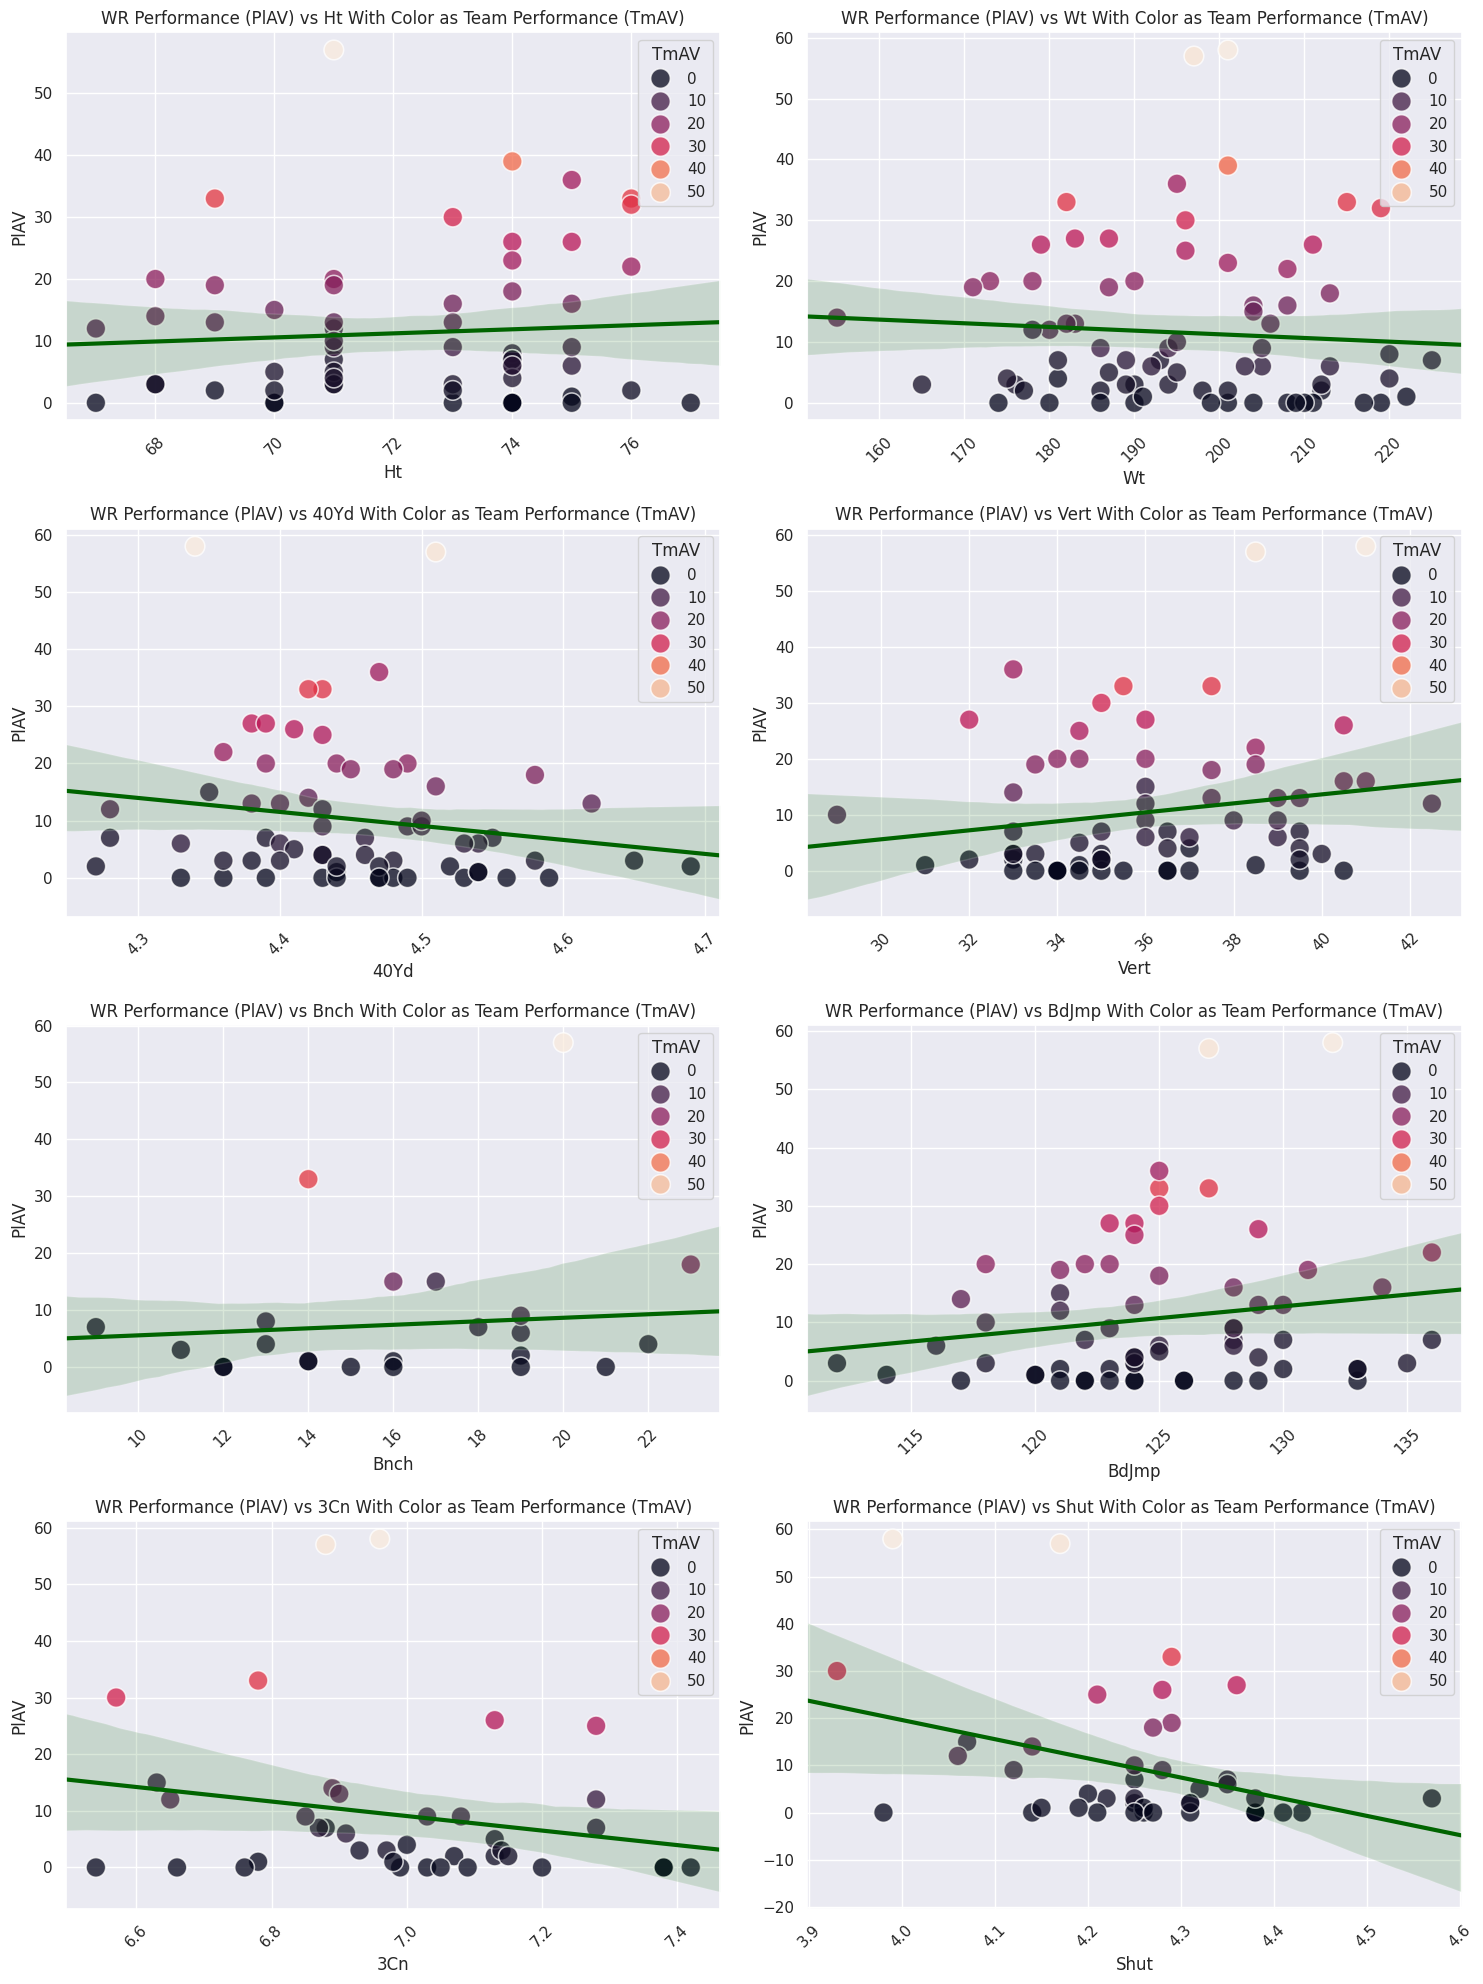
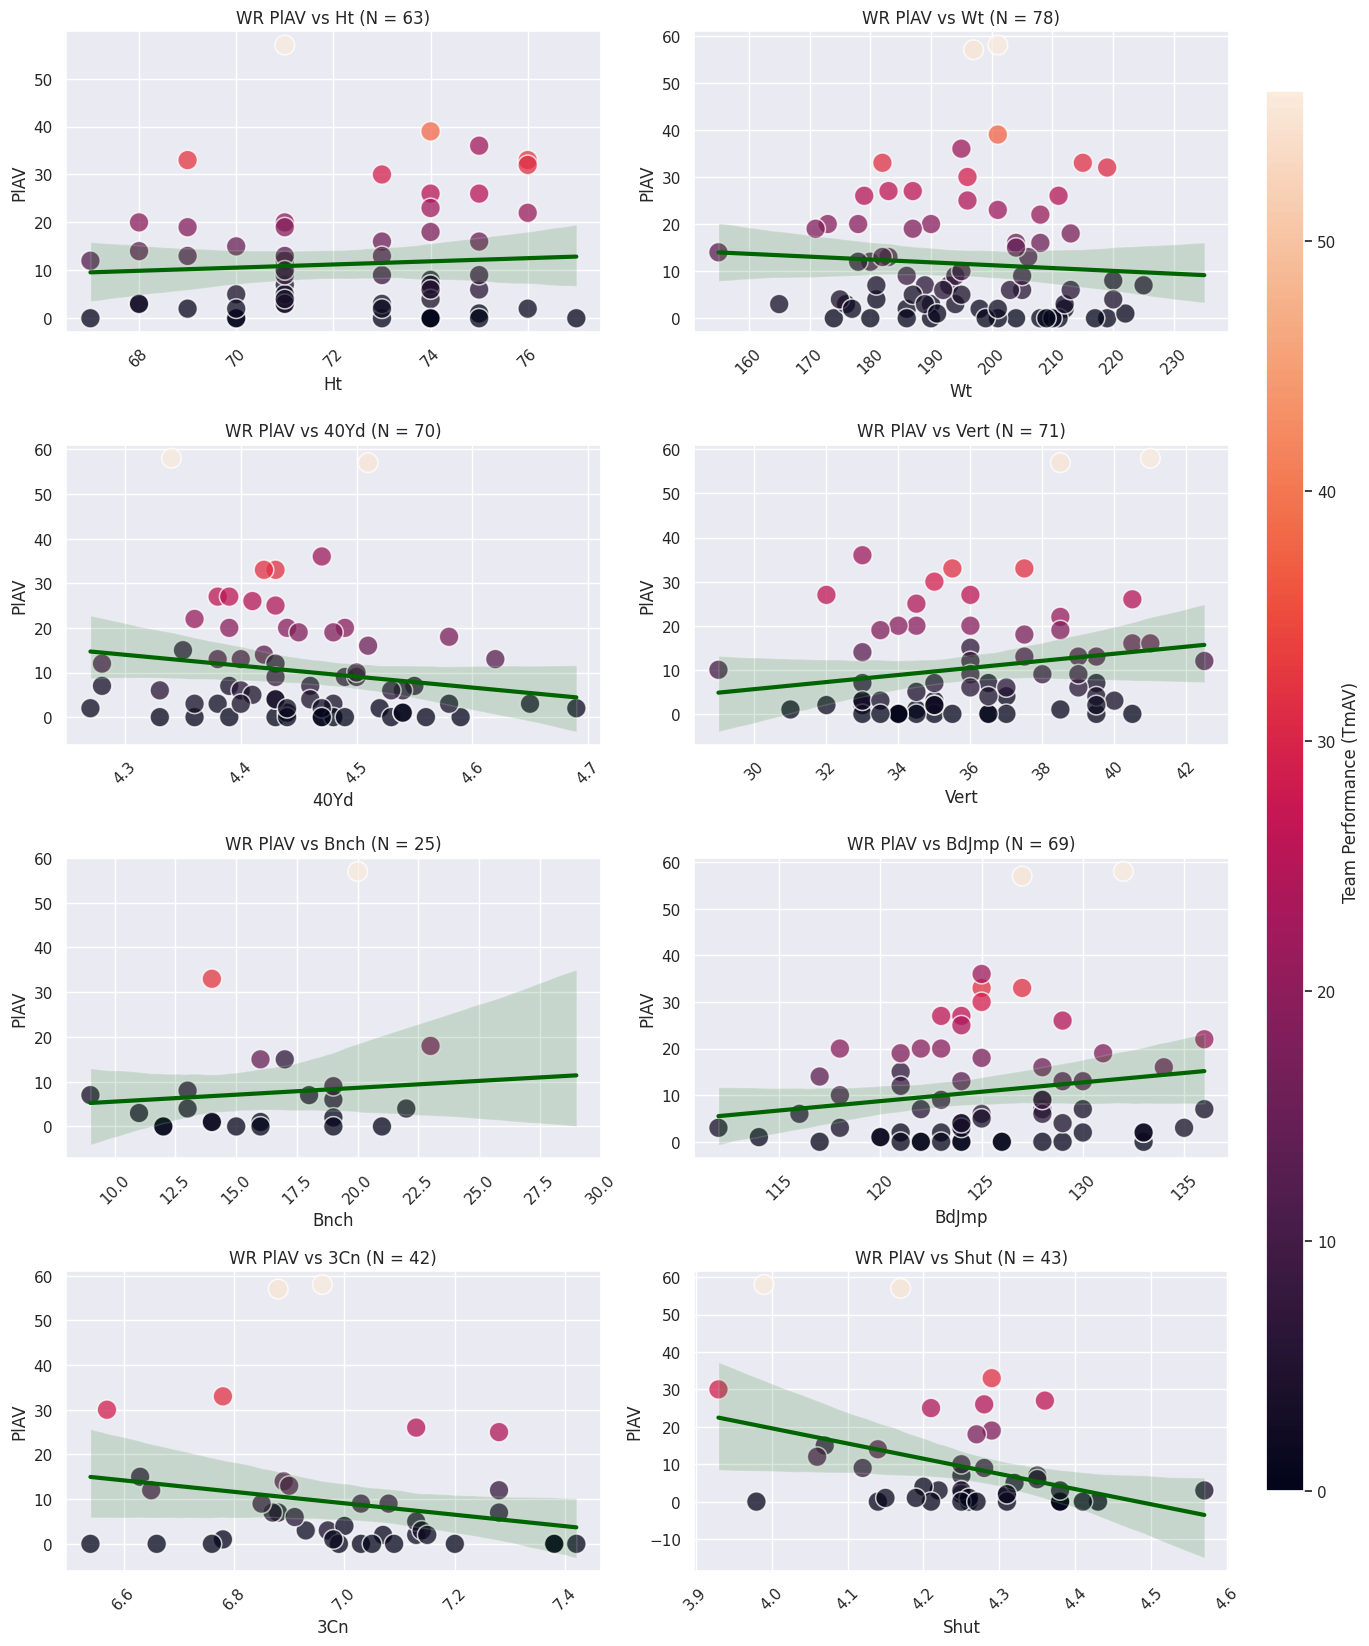
The change to this notebook cell's code, shown as a diff; its figure went from the first image to the second:
--- before
+++ after
@@ -14,18 +14,32 @@
     ax = flat[i]
     data = wrAll.dropna(subset = [col, "PlAV"])
+    sampleSize = len(data)
     
-    if not data.empty:
+    if sampleSize > 0:
         # Scatterplot
-        sns.scatterplot(data = data, x = col, y = "PlAV", hue = "TmAV", ax = ax, s = 200, alpha = 0.75, palette = myCmap)
+        sns.scatterplot(data = data, x = col, y = "PlAV", hue = "TmAV", ax = ax, s = 200, alpha = 0.75, palette = myCmap, legend = False)
 
-        # Prediction line
-        sns.regplot(data = data, x = col, y = "PlAV", ax = ax, scatter = False, color = "darkgreen", truncate = False, line_kws = {"linewidth": 3})
+        # If sample size is too small can't create a valid prediction line
+        if sampleSize >= 20:
+            # Prediction line
+            sns.regplot(data = data, x = col, y = "PlAV", ax = ax, scatter = False, color = "darkgreen", truncate = True, line_kws = {"linewidth": 3})
         
-        ax.set_title(f'WR Performance (PlAV) vs {col} With Color as Team Performance (TmAV)') # Titling the graphs based on the col of comparison
+        ax.set_title(f'WR PlAV vs {col} (N = {sampleSize})') # Titling the graphs based on the col of comparison
         ax.tick_params(axis = "x" , rotation = 45) # Providing easier visibility by rotating the x axis values
     else:
-        ax.text(0.5, 0.5, f'No data for {col}', ha = "center", va = "center", fontsize=12)
+        ax.text(0.5, 0.5, f'No data for {col}', ha = "center", va = "center", fontsize = 12)
         ax.set_title(f'{col} (Empty)')
 
-plt.tight_layout()
+
+
+# Making everything visually appealing
+norm = plt.Normalize(defenseAll['TmAV'].min(), defenseAll['TmAV'].max())
+sm = plt.cm.ScalarMappable(cmap = myCmap, norm = norm)
+sm.set_array([])
+
+cbarAx = fig.add_axes([0.925, 0.15, 0.025, 0.7]) # [left, bottom, width, height]
+fig.colorbar(sm, cax = cbarAx, label = "Team Performance (TmAV)")
+
+plt.subplots_adjust(right = 0.9, hspace = 0.375, wspace = 0.175) # Padding
+
 plt.show()

Commit: Touched up comparison graphs of QB, WR, RB, & defense